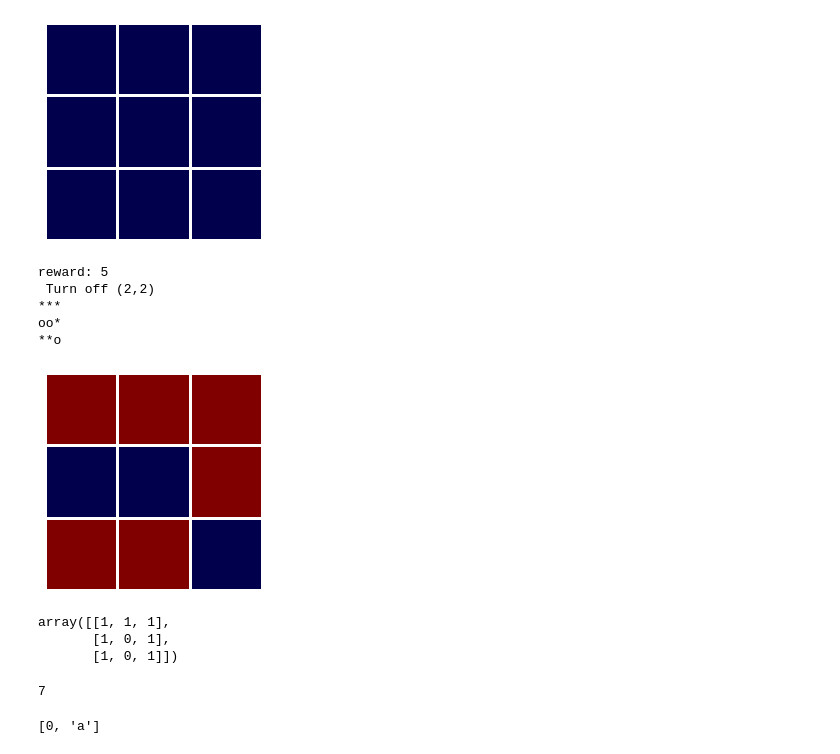
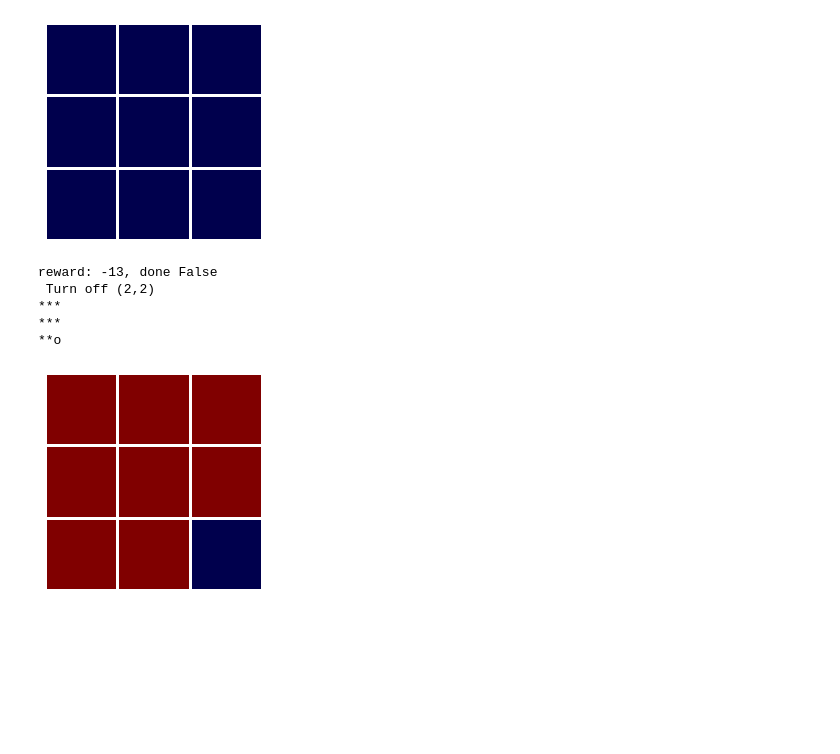
Before and after one commit to LudovicSterlin/alarms-rl, a Jupyter notebook: visual_alarms.ipynb, the cells around one changed output. Drawn from its saved outputs; the diff is of its cells as text; code cells hidden in the pictures; blank space fills up the shorter version.

```diff
--- a/visual_alarms.ipynb
+++ b/visual_alarms.ipynb
@@ -9,15 +7,3 @@ import gym
 import time
 from tqdm.notebook import tqdm, trange
 from IPython.display import display, clear_output
-# %%
-# grid test
-grid = np.zeros((3,3))
-
-for step in range(10):
-    clear_output(wait=True)
-    i,j = np.random.randint(0,3,2)
-    print(f"#{step} light ({i},{j})")
-    grid[i,j] = 1
-    plt.imshow(grid, cmap="seismic")
-    plt.show()
-    time.sleep(1)
@@ -34,32 +19,21 @@ ooo
 ooo
 [figure]
 # %%
-for i in range(10):
+# agent always turning of the bottom right alarm
+rewards = []
+for i in trange(20):
     clear_output(wait=True)
     s, r, d, _ = env.step(8)
-    print(f"reward: {r}")
+    rewards.append(r)
+    print(f"reward: {r}, done {d} \n")
     env.render(plot=True)
     time.sleep(0.5)
+    if d:
+        break
 # %% [output]
-reward: 5
+reward: -13, done False
  Turn off (2,2)
 ***
-oo*
+***
 **o
-[figure, old version]
+[figure, new version]
-# %%
-grid = np.random.randint(0,2,(3,3))
-grid
-# %% [output]
-array([[1, 1, 1],
-       [1, 0, 1],
-       [1, 0, 1]])
-# %%
-grid.sum()
-# %% [output]
-7
-# %%
-l = [[0,'a'], [1, 'b']]
-l[:][0]
-# %% [output]
-[0, 'a']
```
Also changed, not shown: parts of 14 cells of this notebook, 2 other files.
